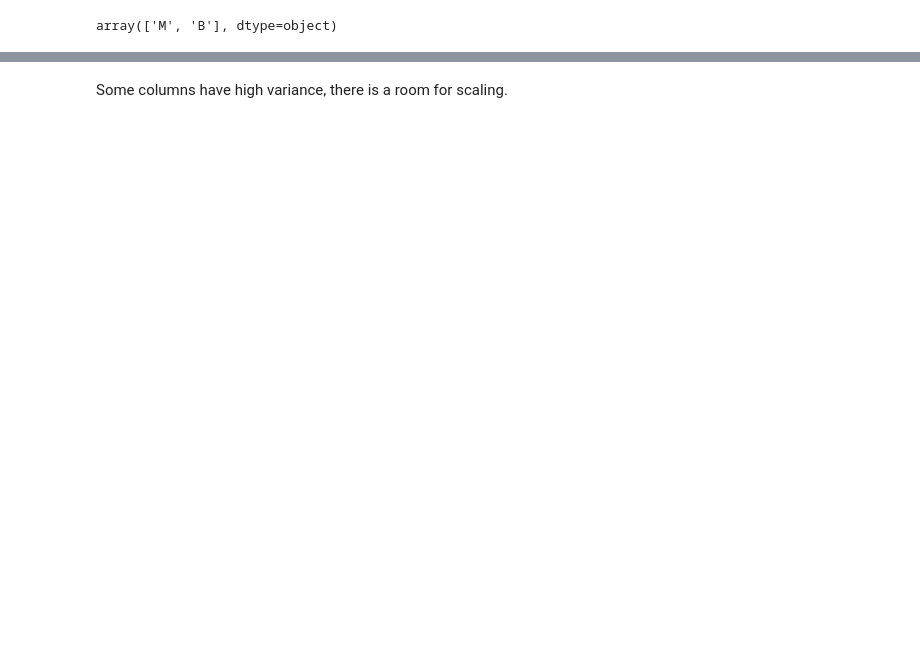
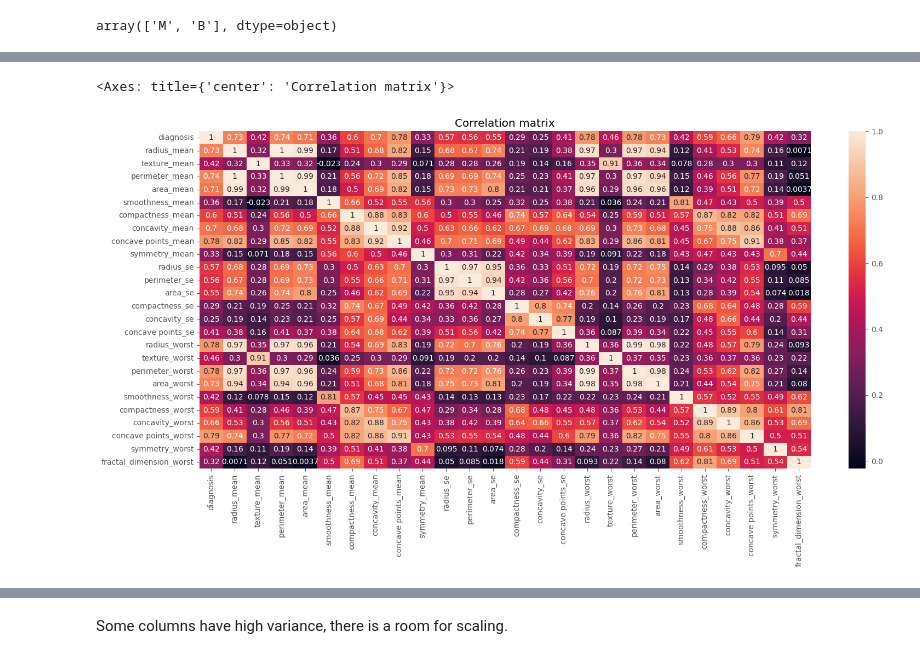
Before and after one commit to OndrejMarvan/DTU_Project, a Jupyter notebook: analysis.ipynb, the cells around one changed output, grey strips where cells are left out. Cells and saved outputs as stored; diff of their text form; code cells hidden in the pictures; blank space fills up the shorter version.

```diff
--- a/analysis.ipynb
+++ b/analysis.ipynb
@@ -56,0 +85,7 @@ Name: diagnosis, dtype: int64
+# %%
+plt.subplots(figsize=(18,8))
+plt.title('Correlation matrix')
+sns.heatmap(df.corr(), annot=True, )
+# %% [output]
+<Axes: title={'center': 'Correlation matrix'}>
+[figure, added]
```
Also changed, not shown: parts of 29 cells of this notebook, 1 other file.
